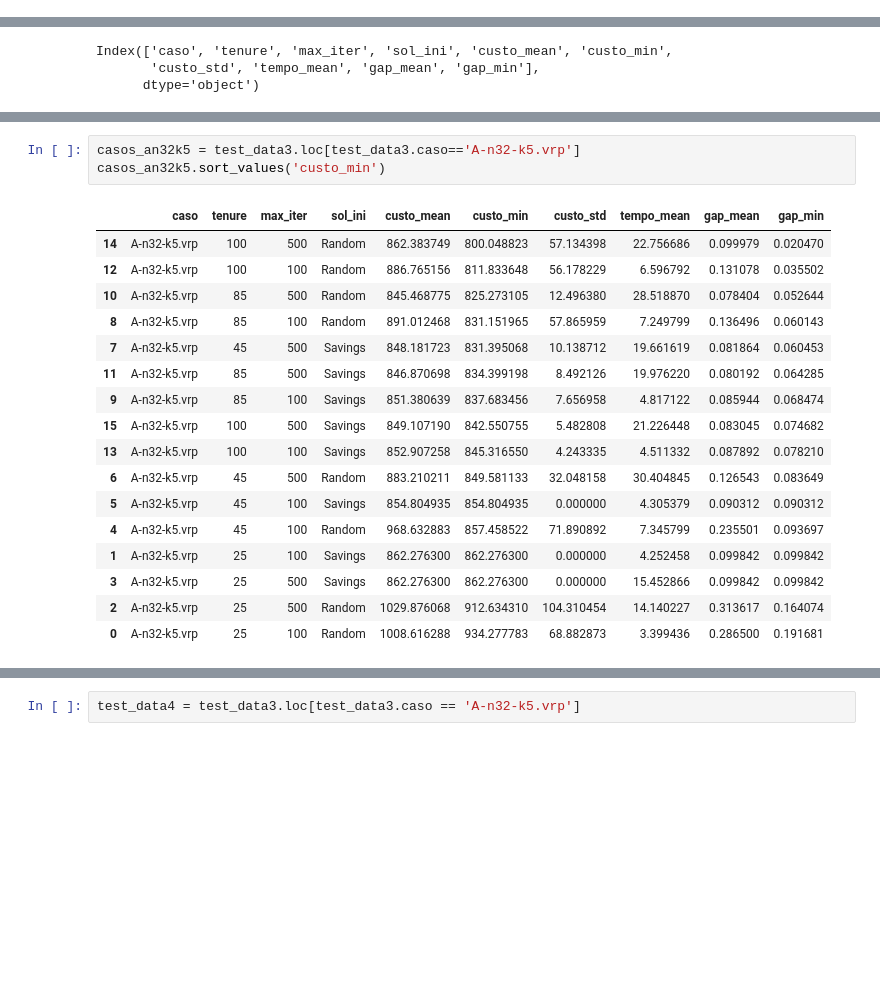
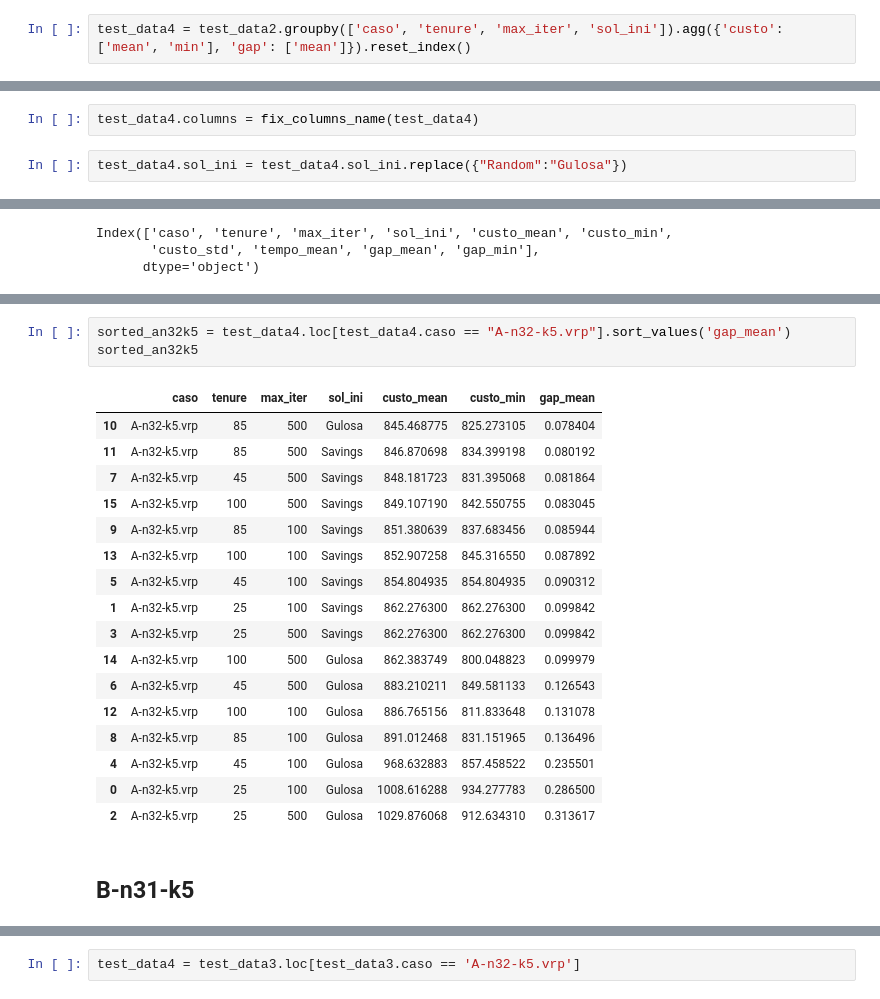
Before and after one commit to AHalic/tabu-search, a Jupyter notebook: log/log2_analysis.ipynb, the cells around one changed output, grey strips where cells are left out. Drawn from its saved outputs; the diff is of its cells as text; blank space fills up the shorter version.

Commit message:
:bar_chart: test_analysis
Co-Authored-By: Sophie Dilhon <51868657+AHalic@users.noreply.github.com>

```diff
--- a/log/log2_analysis.ipynb
+++ b/log/log2_analysis.ipynb
@@ -37,5 +28,7 @@ test_data2.head(5)
 # %%
 test_data3 = test_data2.groupby(['caso', 'tenure', 'max_iter', 'sol_ini']).agg({'custo': ['mean', 'min', np.std], 'tempo': ['mean'], 'gap': ['mean', 'min']}).reset_index()
+# %%
+test_data4 = test_data2.groupby(['caso', 'tenure', 'max_iter', 'sol_ini']).agg({'custo': ['mean', 'min'], 'gap': ['mean']}).reset_index()
 # %%
 test_data3.head(3)
 # %% [output]
@@ -47,5 +74,9 @@ test_data3.head(3)
 # %%
 test_data3.columns = fix_columns_name(test_data3)
+# %%
+test_data4.columns = fix_columns_name(test_data4)
+# %%
+test_data4.sol_ini = test_data4.sol_ini.replace({"Random":"Gulosa"})
 # %%
 test_data3.columns
 # %% [output]
@@ -57,21 +99,23 @@ Index(['caso', 'tenure', 'max_iter', 'sol_ini', 'custo_mean', 'custo_min',
 # %%
-casos_an32k5 = test_data3.loc[test_data3.caso=='A-n32-k5.vrp']
-casos_an32k5.sort_values('custo_min')
+sorted_an32k5 = test_data4.loc[test_data4.caso == "A-n32-k5.vrp"].sort_values('gap_mean')
+sorted_an32k5
 # %% [output]
-|  | caso | tenure | max_iter | sol_ini | custo_mean | custo_min | custo_std | tempo_mean | gap_mean | gap_min |
-| 14 | A-n32-k5.vrp | 100 | 500 | Random | 862.383749 | 800.048823 | 57.134398 | 22.756686 | 0.099979 | 0.020470 |
-| 12 | A-n32-k5.vrp | 100 | 100 | Random | 886.765156 | 811.833648 | 56.178229 | 6.596792 | 0.131078 | 0.035502 |
-| 10 | A-n32-k5.vrp | 85 | 500 | Random | 845.468775 | 825.273105 | 12.496380 | 28.518870 | 0.078404 | 0.052644 |
-| 8 | A-n32-k5.vrp | 85 | 100 | Random | 891.012468 | 831.151965 | 57.865959 | 7.249799 | 0.136496 | 0.060143 |
-| 7 | A-n32-k5.vrp | 45 | 500 | Savings | 848.181723 | 831.395068 | 10.138712 | 19.661619 | 0.081864 | 0.060453 |
-| 11 | A-n32-k5.vrp | 85 | 500 | Savings | 846.870698 | 834.399198 | 8.492126 | 19.976220 | 0.080192 | 0.064285 |
-| 9 | A-n32-k5.vrp | 85 | 100 | Savings | 851.380639 | 837.683456 | 7.656958 | 4.817122 | 0.085944 | 0.068474 |
-| 15 | A-n32-k5.vrp | 100 | 500 | Savings | 849.107190 | 842.550755 | 5.482808 | 21.226448 | 0.083045 | 0.074682 |
-| 13 | A-n32-k5.vrp | 100 | 100 | Savings | 852.907258 | 845.316550 | 4.243335 | 4.511332 | 0.087892 | 0.078210 |
-| 6 | A-n32-k5.vrp | 45 | 500 | Random | 883.210211 | 849.581133 | 32.048158 | 30.404845 | 0.126543 | 0.083649 |
-| 5 | A-n32-k5.vrp | 45 | 100 | Savings | 854.804935 | 854.804935 | 0.000000 | 4.305379 | 0.090312 | 0.090312 |
-| 4 | A-n32-k5.vrp | 45 | 100 | Random | 968.632883 | 857.458522 | 71.890892 | 7.345799 | 0.235501 | 0.093697 |
-| 1 | A-n32-k5.vrp | 25 | 100 | Savings | 862.276300 | 862.276300 | 0.000000 | 4.252458 | 0.099842 | 0.099842 |
-| 3 | A-n32-k5.vrp | 25 | 500 | Savings | 862.276300 | 862.276300 | 0.000000 | 15.452866 | 0.099842 | 0.099842 |
-| 2 | A-n32-k5.vrp | 25 | 500 | Random | 1029.876068 | 912.634310 | 104.310454 | 14.140227 | 0.313617 | 0.164074 |
-| 0 | A-n32-k5.vrp | 25 | 100 | Random | 1008.616288 | 934.277783 | 68.882873 | 3.399436 | 0.286500 | 0.191681 |
+|  | caso | tenure | max_iter | sol_ini | custo_mean | custo_min | gap_mean |
+| 10 | A-n32-k5.vrp | 85 | 500 | Gulosa | 845.468775 | 825.273105 | 0.078404 |
+| 11 | A-n32-k5.vrp | 85 | 500 | Savings | 846.870698 | 834.399198 | 0.080192 |
+| 7 | A-n32-k5.vrp | 45 | 500 | Savings | 848.181723 | 831.395068 | 0.081864 |
+| 15 | A-n32-k5.vrp | 100 | 500 | Savings | 849.107190 | 842.550755 | 0.083045 |
+| 9 | A-n32-k5.vrp | 85 | 100 | Savings | 851.380639 | 837.683456 | 0.085944 |
+| 13 | A-n32-k5.vrp | 100 | 100 | Savings | 852.907258 | 845.316550 | 0.087892 |
+| 5 | A-n32-k5.vrp | 45 | 100 | Savings | 854.804935 | 854.804935 | 0.090312 |
+| 1 | A-n32-k5.vrp | 25 | 100 | Savings | 862.276300 | 862.276300 | 0.099842 |
+| 3 | A-n32-k5.vrp | 25 | 500 | Savings | 862.276300 | 862.276300 | 0.099842 |
+| 14 | A-n32-k5.vrp | 100 | 500 | Gulosa | 862.383749 | 800.048823 | 0.099979 |
+| 6 | A-n32-k5.vrp | 45 | 500 | Gulosa | 883.210211 | 849.581133 | 0.126543 |
+| 12 | A-n32-k5.vrp | 100 | 100 | Gulosa | 886.765156 | 811.833648 | 0.131078 |
+| 8 | A-n32-k5.vrp | 85 | 100 | Gulosa | 891.012468 | 831.151965 | 0.136496 |
+| 4 | A-n32-k5.vrp | 45 | 100 | Gulosa | 968.632883 | 857.458522 | 0.235501 |
+| 0 | A-n32-k5.vrp | 25 | 100 | Gulosa | 1008.616288 | 934.277783 | 0.286500 |
+| 2 | A-n32-k5.vrp | 25 | 500 | Gulosa | 1029.876068 | 912.634310 | 0.313617 |
+# %% [markdown]
+## B-n31-k5
```
Also changed, not shown: parts of 33 cells of this notebook, 1 other file.
